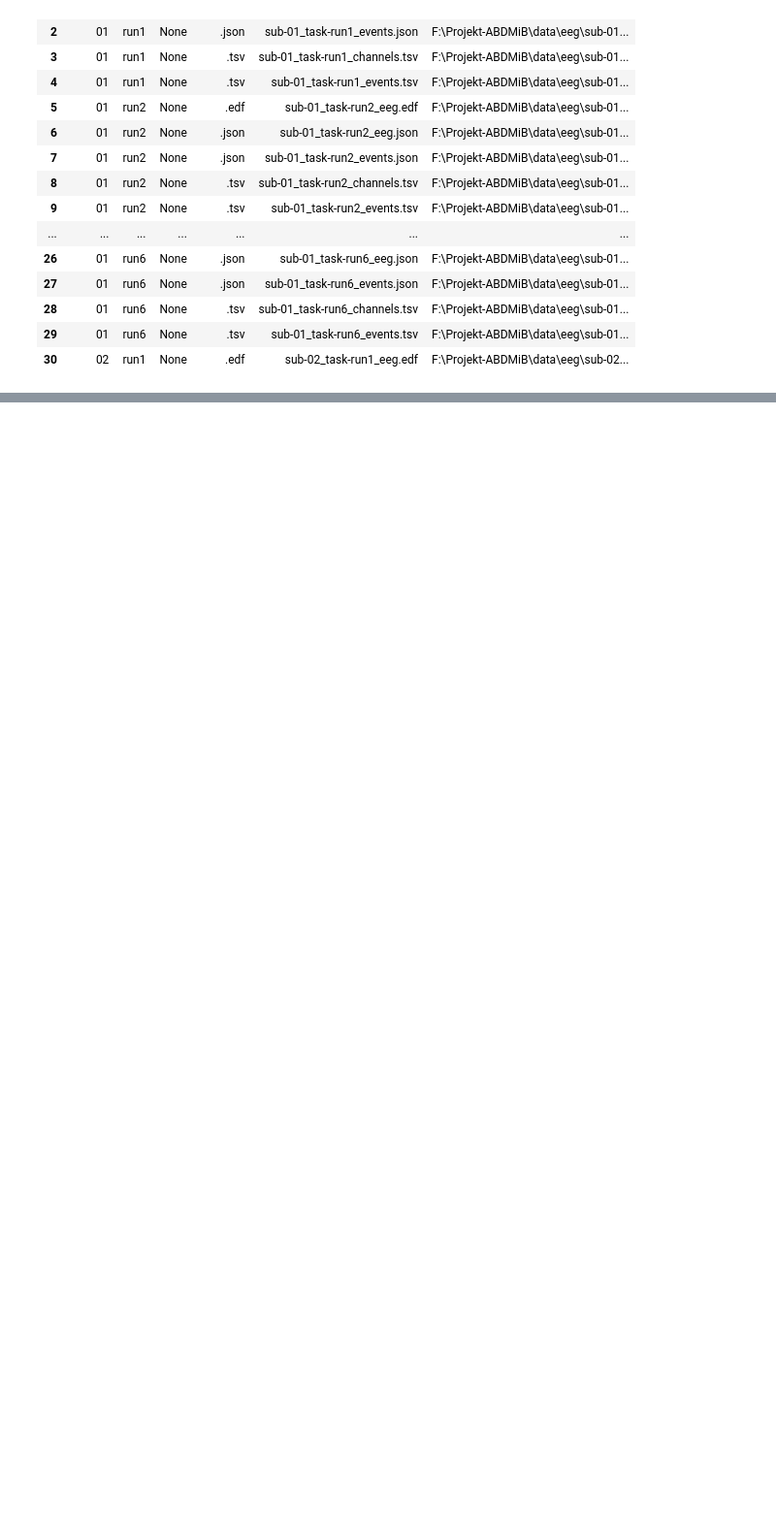
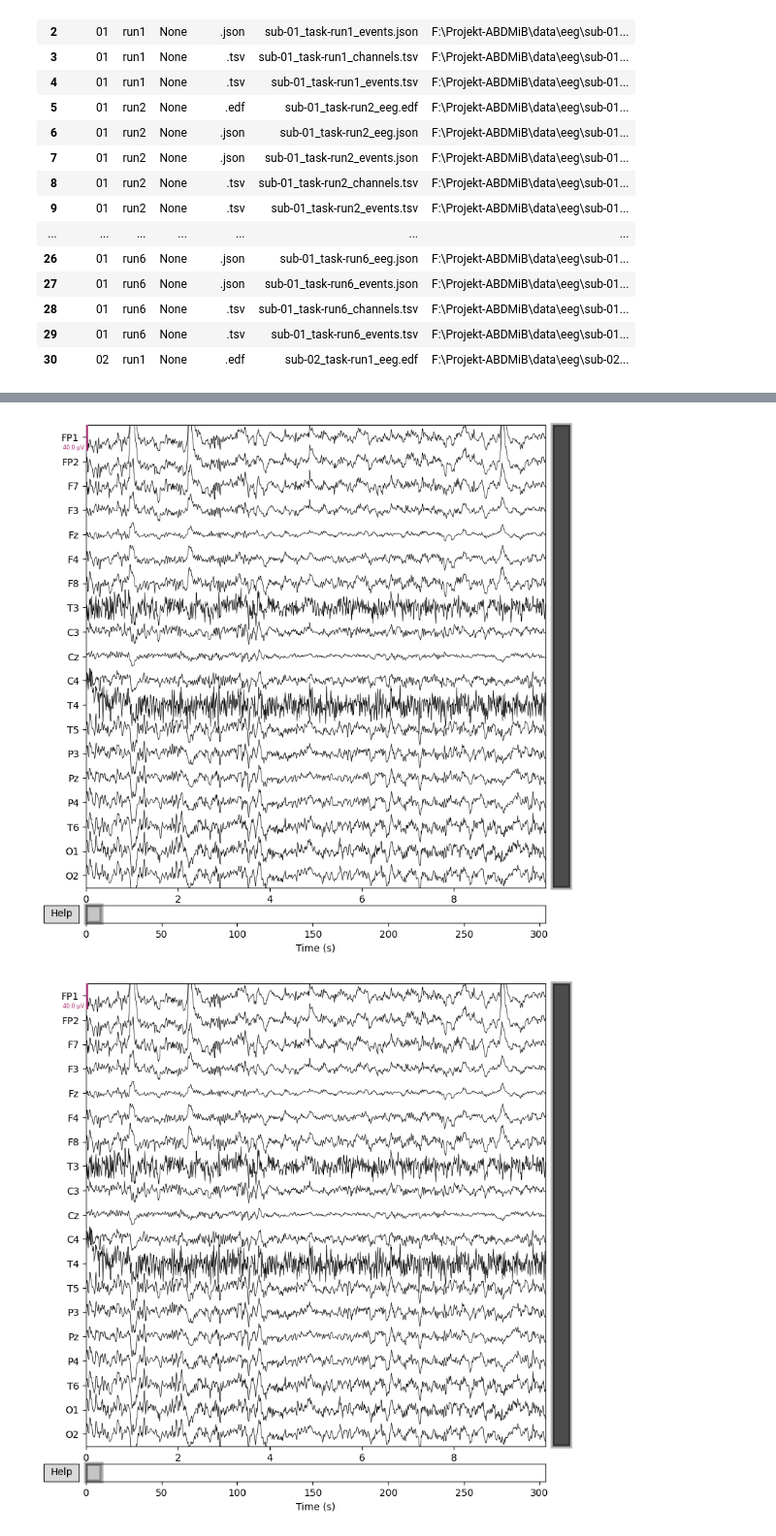
Before and after one commit to Jazgalor/Projekt-ABDMiB, a Jupyter notebook: analysis.ipynb, the cells around one changed output, grey strips where cells are left out. Shown at 97% size. Saved outputs shown, nothing was run; the diff lists cells and outputs as text; code cells hidden in the pictures; blank space fills up the shorter version.

Commit message:
Analysis with: filtration, bands, resting state statistics

```diff
--- a/analysis.ipynb
+++ b/analysis.ipynb
@@ -234,3 +234,23 @@ Znaleziono 925 plików
 | 28 | 01 | run6 | None | .tsv | sub-01_task-run6_channels.tsv | F:\Projekt-ABDMiB\data\eeg\sub-01... |
 | 29 | 01 | run6 | None | .tsv | sub-01_task-run6_events.tsv | F:\Projekt-ABDMiB\data\eeg\sub-01... |
 | 30 | 02 | run1 | None | .edf | sub-02_task-run1_eeg.edf | F:\Projekt-ABDMiB\data\eeg\sub-02... |
+# %%
+import mne
+
+# zachowaj oryginał
+raw_filtered = raw.copy()
+
+# filtr pasmowy 1–40 Hz
+raw_filtered.filter(
+    l_freq=1.0,
+    h_freq=40.0,
+    fir_design="firwin"
+)
+
+# usunięcie zakłóceń sieci energetycznej
+raw_filtered.notch_filter(
+    freqs=50,
+    fir_design="firwin"
+)
+
+print(raw_filtered)
@@ -236,0 +275,5 @@ Znaleziono 925 plików
+# %%
+raw_filtered.plot()
+# %% [output]
+[figure, added]
+[figure, added]
```
Also changed, not shown: parts of 5 cells of this notebook.
